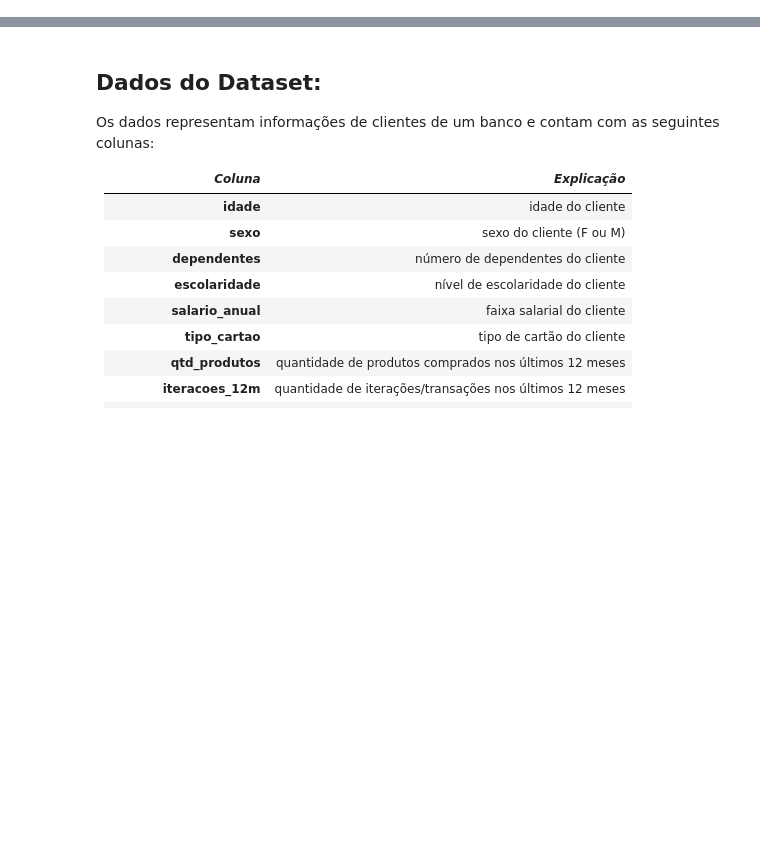
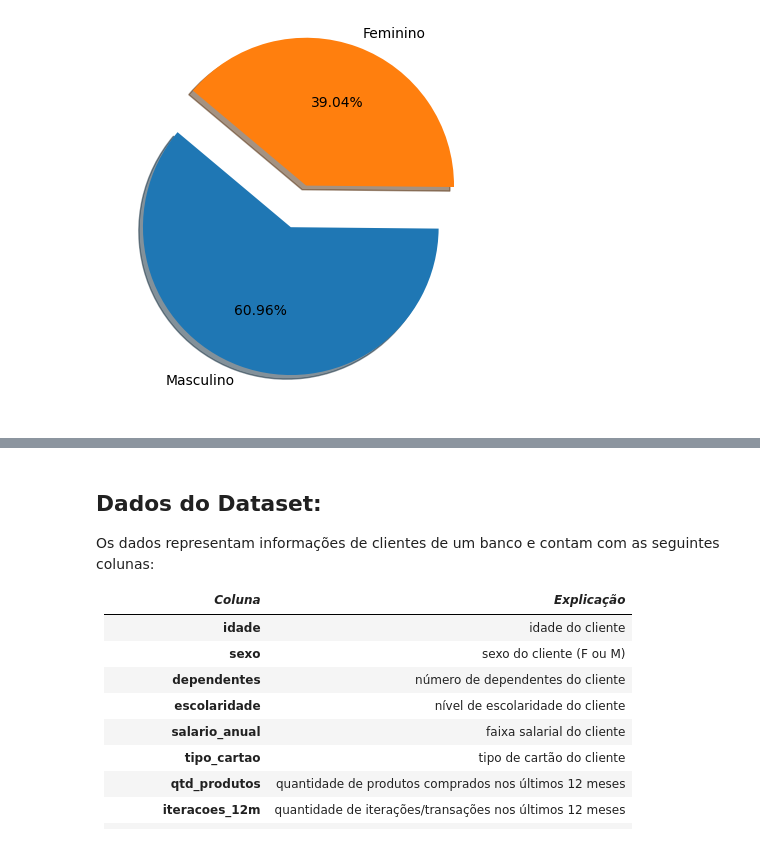
Before and after one commit to marceloaires7/EBAC-SQL, a Jupyter notebook: MODULO_08/ProjetoFinal-Credito.ipynb, the cells around one changed output, grey strips where cells are left out. Saved outputs shown, nothing was run; the diff lists cells and outputs as text; code cells hidden in the pictures; blank space fills up the shorter version.

Commit message:
salarioAnualSexoQuant.png

```diff
--- a/MODULO_08/ProjetoFinal-Credito.ipynb
+++ b/MODULO_08/ProjetoFinal-Credito.ipynb
@@ -1,3 +5,15 @@
+# %%
+df = pd.read_csv('.\input\SQL_M8_support material_exercise_credit.csv',names=['idade', 'sexo', 'dependentes', 'escolaridade', 'estado_civil', 'salario_anual', 'tipo_cartao', 'qtd_produtos', 'iteracoes_12m', 'meses_inativo_12m', 'limite_credito', 'valor_transacoes_12m', 'qtd_transacoes_12m'])
+# %%
+plt.pie(df.sexo.map({'F': 'Feminino', 'M': 'Masculino'}).value_counts(),
+            explode=(0, 0.3),
+            labels=df.sexo.map({'F': 'Feminino', 'M': 'Masculino'}).value_counts().index,
+            autopct='%1.2f%%',
+            shadow=True,
+            startangle=140)
+plt.show()
+# %% [output]
+[figure, added]
 # %% [markdown]
 ![EBAC](https://github.com/marceloaires7/EBAC-SQL/blob/main/MODULO_08/images/ebac_logo-data_science.png?raw=true)
 
```
Also changed, not shown: parts of 4 cells of this notebook, 1 other file.
